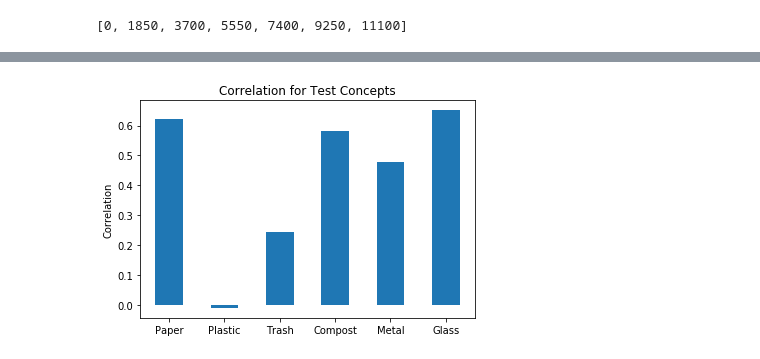
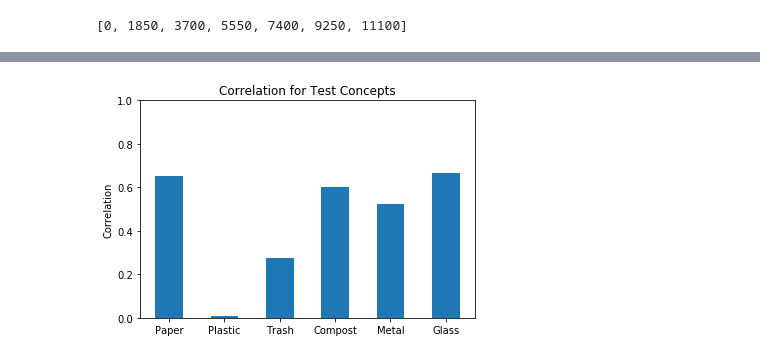
Before and after one commit to Raginii/Color-Concept-Associations-using-Google-Images, a Jupyter notebook: 01_getFeaturesTest.ipynb, the cells around one changed output, grey strips where cells are left out. Cells and saved outputs as stored; diff of their text form; code cells hidden in the pictures.

```diff
--- a/01_getFeaturesTest.ipynb
+++ b/01_getFeaturesTest.ipynb
@@ -321,7 +321,8 @@ len(Q)
 # %%
 Xtest = np.column_stack([np.ones((len(Q),1)), Q[:,:-1]])
 ytest = np.copy(Q[:,-1])
-weights = [0.13772196, 0.11861657, 0.12768021, 0.32313017]
+weights = [0.13858045, 0.13921446, 0.12137094, 0.30032727]
+#[0.13772196, 0.11861657, 0.12768021, 0.32313017]
 # %%
 y_predAll = Xtest.dot(weights)
 # %%
@@ -426,9 +427,10 @@ p-value 0.1437
 # %%
 barWidth = 0.5
 plt.bar(range(1,7),win0, width = barWidth)
 plt.xticks(range(1,7),allConcepts)
 plt.title("Correlation for Test Concepts")
 plt.ylabel('Correlation')
+plt.ylim(0,1)
 plt.show()
 # %% [output]
-[figure, old version]
+[figure, new version]
```
Also changed, not shown: parts of 1 cell of this notebook.
